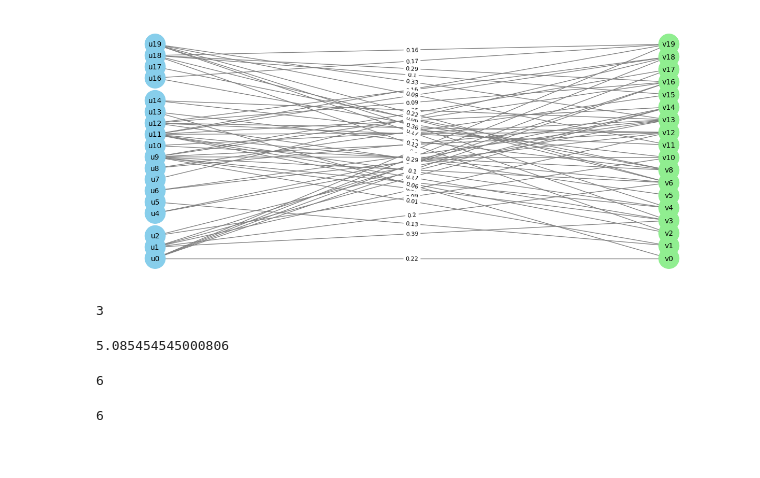
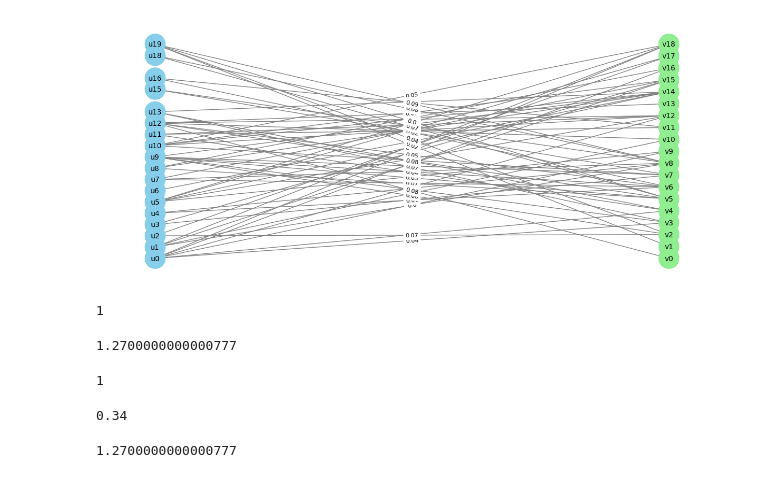
Before and after one commit to QMoayedpour/OnlineMatchingStochastic, a Jupyter notebook: main.ipynb, the cells around one changed output. Saved outputs shown, nothing was run; the diff lists cells and outputs as text; code cells hidden in the pictures.

```diff
--- a/main.ipynb
+++ b/main.ipynb
@@ -9,11 +9,11 @@ from src.evaluator import OnlineMatchingEvaluator
 # %%
 n_U, n_V = 20, 20
 
-B, edges = generate_bipartite_erdos_graph(n_U, n_V, p_erd=np.log(n_U)/n_U, p_max=0.4)
+B, edges = generate_bipartite_erdos_graph(n_U, n_V, p_erd=np.log(n_U)/n_U, p_max=0.1)
 
 U = [f"u{i}" for i in range(n_U)]
 V = [f"v{j}" for j in range(n_V)]
 
 plot_bipartite_graph(B, U, V, save_fig='./figs/graph_example.png')
 # %% [output]
-[figure, old version]
+[figure, new version]
@@ -25,12 +31,12 @@ def simple_model(v, edges, set_u=None):
 evaluator = OnlineMatchingEvaluator(simple_model, B, edges)
 evaluator.run()
 # %% [output]
-3
+1
 # %%
 # OPT pour ce modèle:
 evaluator.opt
 # %% [output]
-5.085454545000806
+1.2700000000000777
 # %%
 from src.nonadaptive import NonAdaptive
 # %%
@@ -39,13 +45,21 @@ algo = NonAdaptive(edges)
 evaluator = OnlineMatchingEvaluator(algo, B, edges)
 evaluator.run()
 # %% [output]
-6
+1
 # %%
 from src.stochasticbalance import StochasticBalance
 # %%
 algo = StochasticBalance(edges)
 
 evaluator = OnlineMatchingEvaluator(algo, B, edges)
-evaluator.run()
+score = []
+for _ in range(50):
+    score.append(evaluator.run())
+
+sum(score)/len(score)
 # %% [output]
-6
+0.34
+# %%
+evaluator.opt
+# %% [output]
+1.2700000000000777
```
Also changed, not shown: parts of 3 cells of this notebook, 4 other files.
